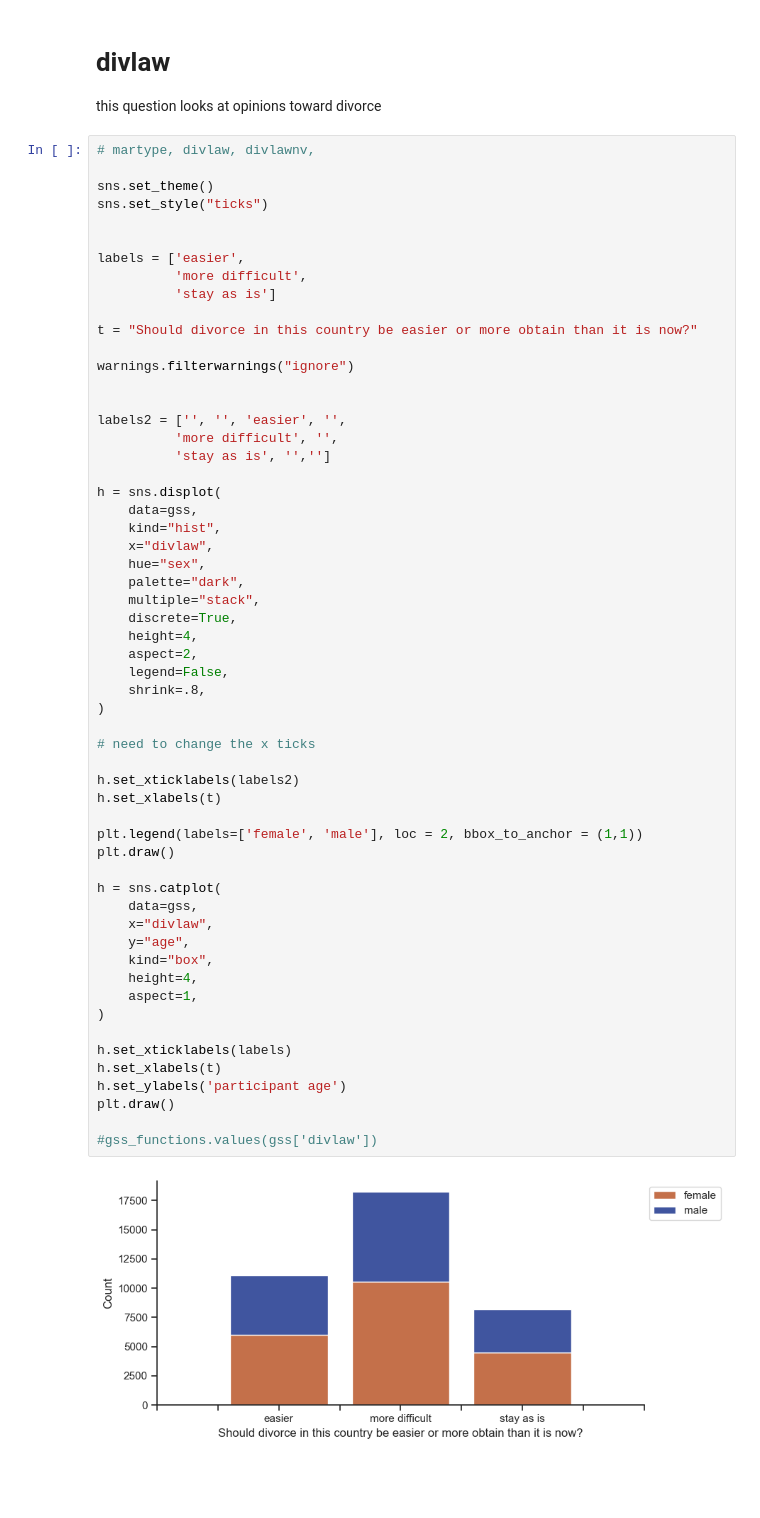
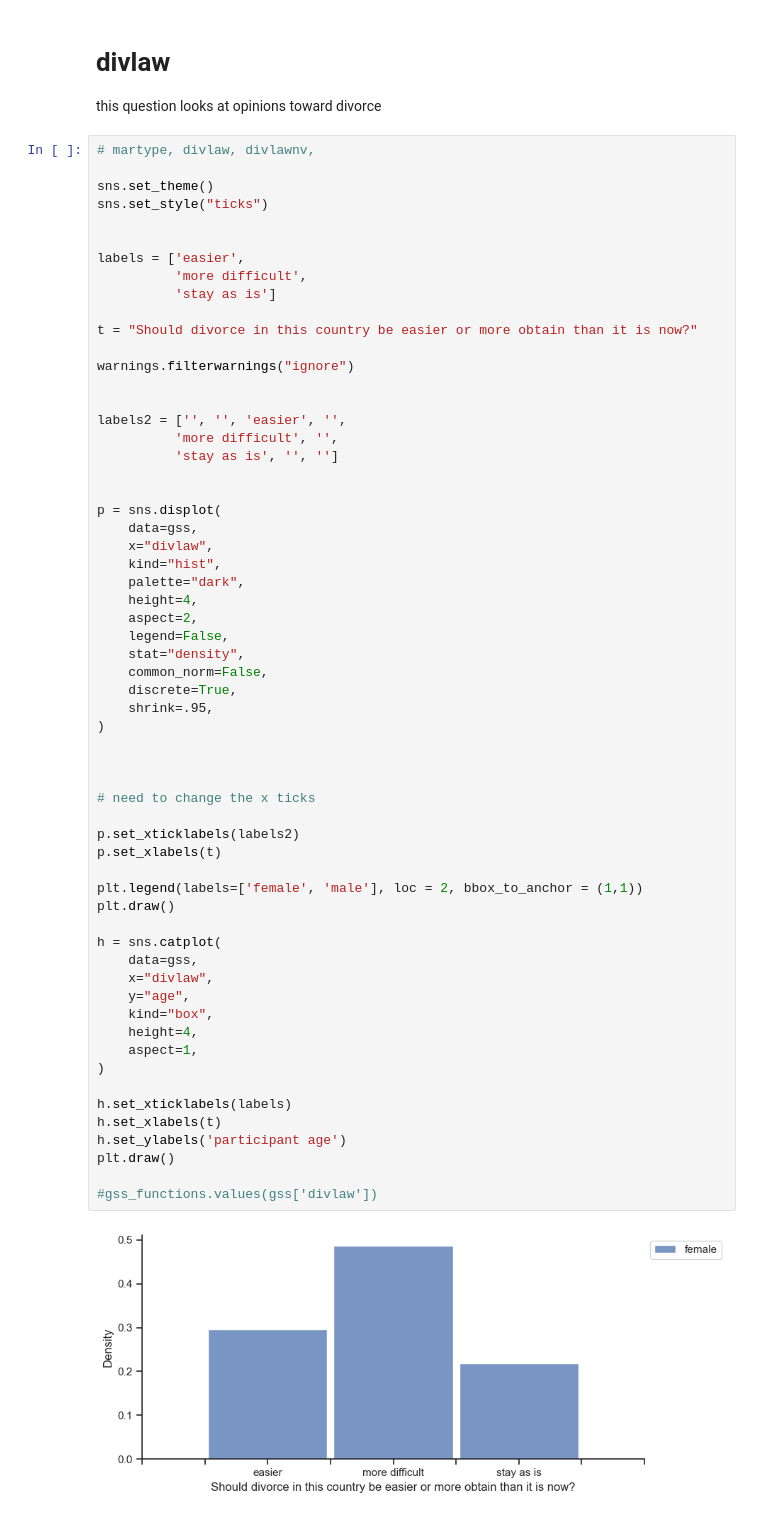
Before and after one commit to CulleyHarrelson/GeneralSocialSurvey, a Jupyter notebook: GSS - Divorce.ipynb, the cells around one changed output. Saved outputs shown, nothing was run; the diff lists cells and outputs as text; blank space fills up the shorter version.

```diff
--- a/GSS - Divorce.ipynb
+++ b/GSS - Divorce.ipynb
@@ -184,45 +228,48 @@ warnings.filterwarnings("ignore")
 
 labels2 = ['', '', 'easier', '',
           'more difficult', '',
-          'stay as is', '','']
+          'stay as is', '', '']
 
-h = sns.displot(
+
+p = sns.displot(
     data=gss,
+    x="divlaw",
     kind="hist",
-    x="divlaw",
-    hue="sex",
     palette="dark",
-    multiple="stack",
-    discrete=True,
     height=4,
     aspect=2,
     legend=False,
-    shrink=.8,
+    stat="density",
+    common_norm=False,
+    discrete=True,
+    shrink=.95,
 )
+
+
 
 # need to change the x ticks
 
-h.set_xticklabels(labels2)
-h.set_xlabels(t)
+p.set_xticklabels(labels2)
+p.set_xlabels(t)
 
 plt.legend(labels=['female', 'male'], loc = 2, bbox_to_anchor = (1,1))
 plt.draw()
 
 h = sns.catplot(
     data=gss,
     x="divlaw",
     y="age",
     kind="box",
     height=4,
     aspect=1,
 )
 
 h.set_xticklabels(labels)
 h.set_xlabels(t)
 h.set_ylabels('participant age')
 plt.draw()
 
 #gss_functions.values(gss['divlaw'])
 # %% [output]
-[figure, old version]
+[figure, new version]
 [figure]
```
Also changed, not shown: parts of 3 cells of this notebook.
